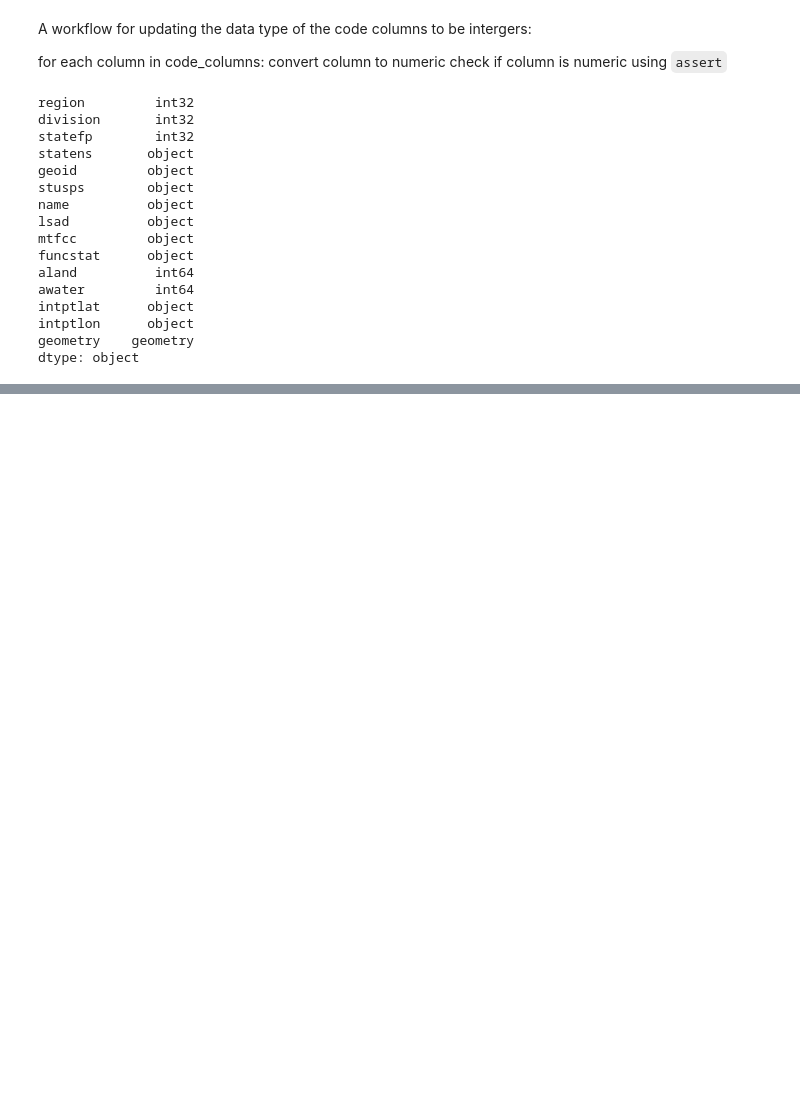
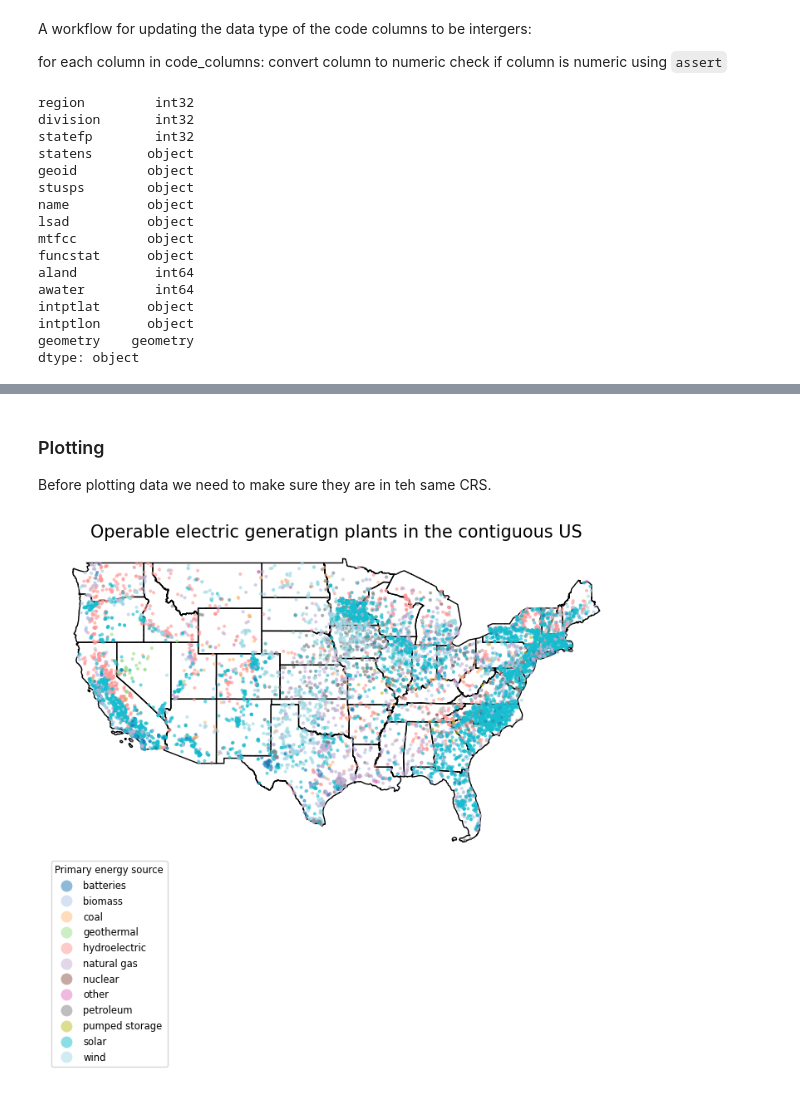
Before and after one commit to SRKads1998/eds220-2025-in-class, a Jupyter notebook: week5-code-streamlining.ipynb, the cells around one changed output, grey strips where cells are left out. Saved outputs shown, nothing was run; the diff lists cells and outputs as text; code cells hidden in the pictures; blank space fills up the shorter version.

```diff
--- a/week5-code-streamlining.ipynb
+++ b/week5-code-streamlining.ipynb
@@ -194,0 +240,36 @@ dtype: object
+# %% [markdown]
+### Plotting
+Before plotting data we need to make sure they are in teh same CRS.
+# %%
+contiguous.crs
+fig, ax = plt.subplots(figsize=(9,5)) # Update fig size
+
+# remove the axis for a clenar map
+ax.axis('off')
+
+# Title
+ax.set_title('Operable electric generatign plants in the contiguous US',
+            fontsize=15)
+
+# Add states
+contiguous.plot(ax = ax,
+                color = 'none')
+
+# add power plants colored by energy source
+power_plants_cont.plot(ax = ax,
+                 column = 'primsource',
+                 legend = True,
+                 markersize=4,
+                 cmap='tab20',
+                 alpha=0.5,
+                 legend_kwds={
+                    'title':'Primary energy source',
+                    'title_fontsize': 'small',
+                    'fontsize': 'small',
+                    'loc': 'upper left',
+                    'bbox_to_anchor': (0,0)
+                 })
+
+plt.show()
+# %% [output]
+[figure, added]
```
Also changed, not shown: parts of 19 cells of this notebook.
